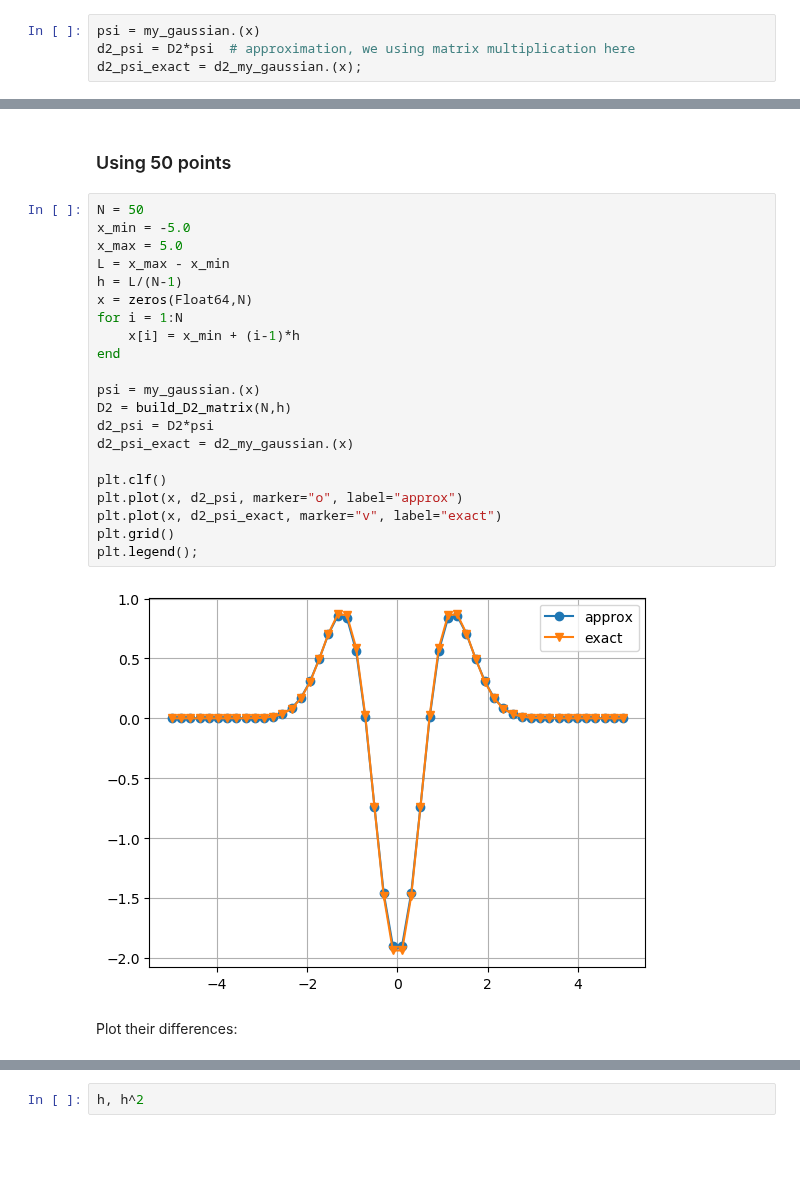
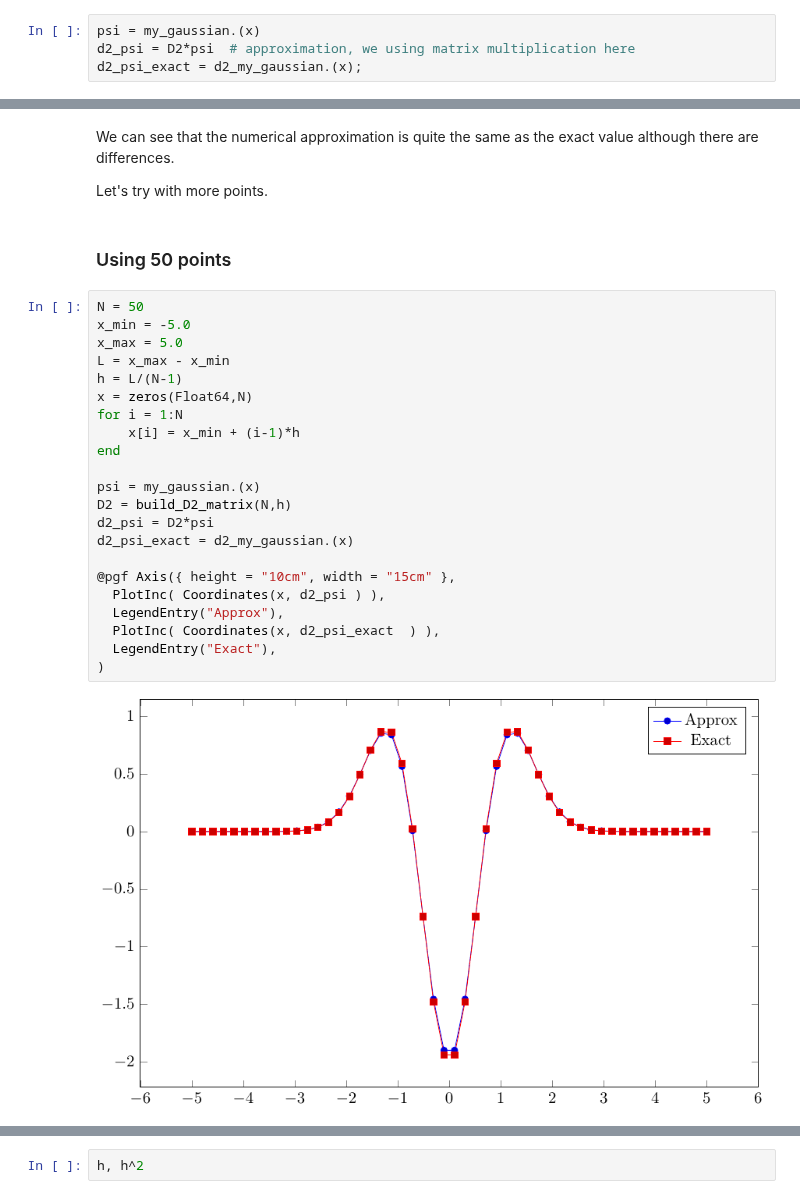
Before and after one commit to f-fathurrahman/ffr-komputasi-material, a Jupyter notebook: ComputationalQM/FD1d_v1.ipynb, the cells around one changed output, grey strips where cells are left out. Drawn from its saved outputs; the diff is of its cells as text; blank space fills up the shorter version.

Commit message:
Using pgfplotsx instead of PyPlot

```diff
--- a/ComputationalQM/FD1d_v1.ipynb
+++ b/ComputationalQM/FD1d_v1.ipynb
@@ -188,27 +194,31 @@ Let's try with more points.
+# %% [markdown]
+We can see that the numerical approximation is quite the same as the exact value although there
+are differences.
+
+Let's try with more points.
 # %% [markdown]
 ### Using 50 points
 # %%
 N = 50
 x_min = -5.0
 x_max = 5.0
 L = x_max - x_min
 h = L/(N-1)
 x = zeros(Float64,N)
 for i = 1:N
     x[i] = x_min + (i-1)*h
 end
 
 psi = my_gaussian.(x)
 D2 = build_D2_matrix(N,h)
 d2_psi = D2*psi
 d2_psi_exact = d2_my_gaussian.(x)
 
-plt.clf()
-plt.plot(x, d2_psi, marker="o", label="approx")
-plt.plot(x, d2_psi_exact, marker="v", label="exact")
-plt.grid()
-plt.legend();
+@pgf Axis({ height = "10cm", width = "15cm" },
+  PlotInc( Coordinates(x, d2_psi ) ),
+  LegendEntry("Approx"),
+  PlotInc( Coordinates(x, d2_psi_exact  ) ),
+  LegendEntry("Exact"),
+)
 # %% [output]
-[figure, old version]
+[figure, new version]
-# %% [markdown]
-Plot their differences:
```
Also changed, not shown: parts of 50 cells of this notebook, 1 other file.
